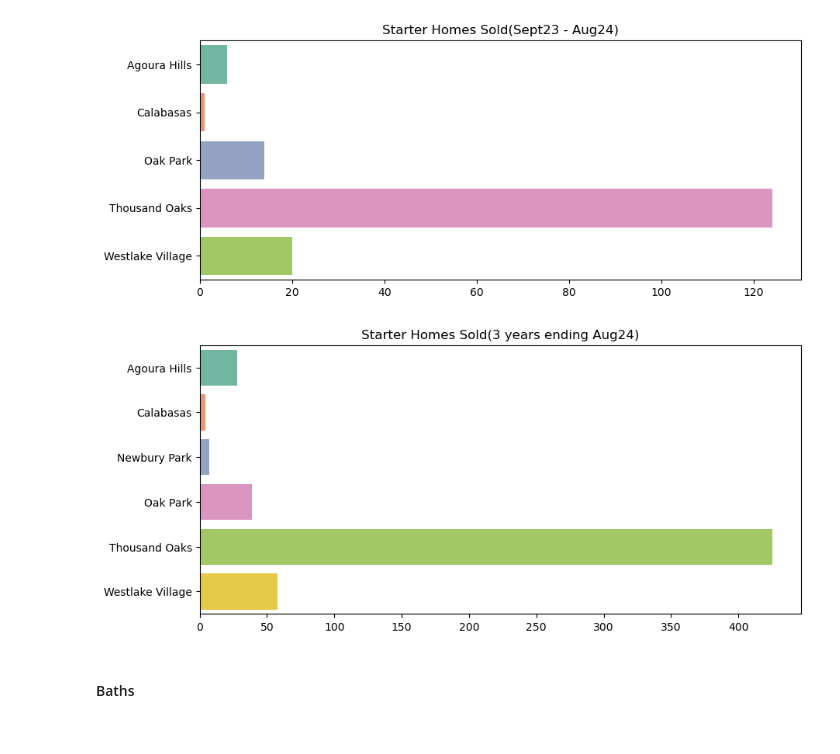
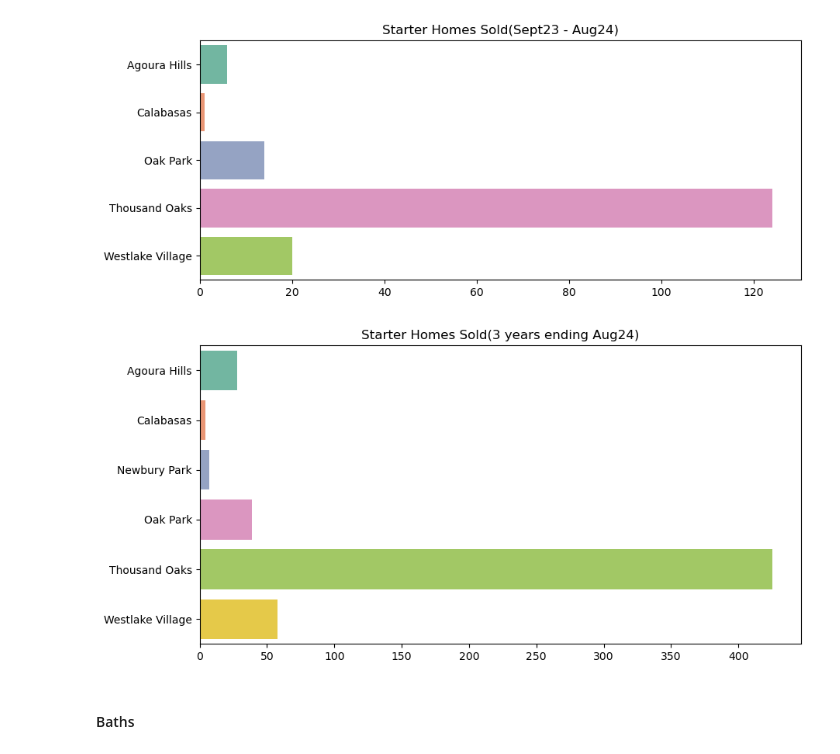
Before and after one commit to StarkArk/Local_Real_Estate_Analysis, a Jupyter notebook: real_estate_eda.ipynb, the cells around one changed output. Saved outputs shown, nothing was run; the diff lists cells and outputs as text; code cells hidden in the pictures.

```diff
--- a/real_estate_eda.ipynb
+++ b/real_estate_eda.ipynb
@@ -281,22 +281,22 @@ plt.savefig('Images/starterhomelocation_lastyear.svg', format='svg')
 # %%
 # Last Three Years
 city_count3 = re_df.groupby('city')['city'].count()
 
 # city_count = city_count.reset_index()
 city_count3_df = pd.DataFrame()
 city_count3_df['city'] = city_count3.index
 city_count3_df['count'] = city_count3.unique()
 
-plt.figure(figsize=(10,4.5))
+plt.figure(figsize=(10,5))
 
 ax = sns.barplot(city_count3_df, x='count', y='city', palette='Set2')
 ax.set_xlabel('')
 ax.set_ylabel('')
 ax.set_title('Starter Homes Sold(3 years ending Aug24)')
 
 plt.savefig('Images/starterhomelocation_last3year.svg', format='svg')
 # %% [output]
-[figure, old version]
+[figure, new version]
 # %% [markdown]
 #### Baths
 # %%
```
Also changed, not shown: parts of 2 cells of this notebook, 5 other files.
